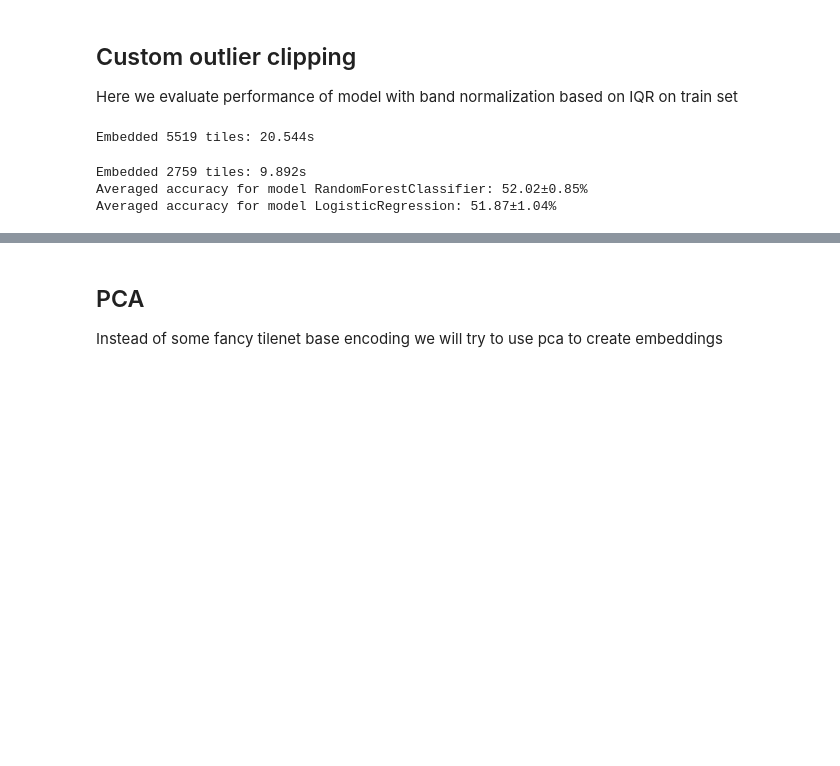
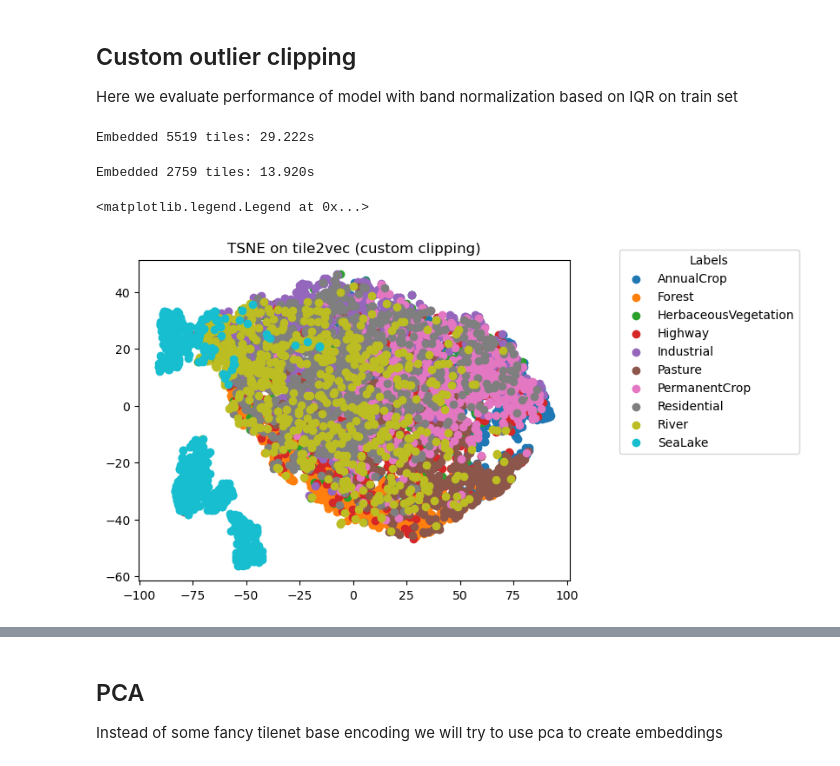
Before and after one commit to FilipLangiewicz/WB_projekt, a Jupyter notebook: code/evaluation.ipynb, the cells around one changed output, grey strips where cells are left out. Cells and saved outputs as stored; diff of their text form; code cells hidden in the pictures; blank space fills up the shorter version.

Commit message:
Vizualize model's embeddings with tsne

```diff
--- a/code/evaluation.ipynb
+++ b/code/evaluation.ipynb
@@ -233,10 +219,41 @@ X_test, y_test = create_embeddings_tile2vec(custom_clipping, '/storage/EuroSATal
 X = np.concatenate((X_validation, X_test), axis=0)
 y = np.concatenate((y_validation, y_test), axis=0)
 
-compare_results(X, y, rf, folds = 5)
-compare_results(X, y, lr, folds = 5)
+# compare_results(X, y, rf, folds = 5)
+# compare_results(X, y, lr, folds = 5)
 # %% [output]
-Embedded 5519 tiles: 20.544s
+Embedded 5519 tiles: 29.222s
-Embedded 2759 tiles: 9.892s
-Averaged accuracy for model RandomForestClassifier: 52.02±0.85%
-Averaged accuracy for model LogisticRegression: 51.87±1.04%
+Embedded 2759 tiles: 13.920s
+# %%
+import matplotlib.pyplot as plt
+from sklearn.manifold import TSNE
+import json
+
+# create tsne
+tsne = TSNE(n_components=2)
+tsne_result = tsne.fit_transform(X)
+
+tsne_result = pd.DataFrame(tsne_result)
+tsne_result
+
+# create dataframe to plot
+plot_data = pd.concat([pd.DataFrame(tsne_result), pd.DataFrame(y, columns=['label'])], axis = 1)
+
+# change numbers to meaningful text labels
+with open('/storage/EuroSATallBands/label_map.json') as f:
+    label_map = json.load(f)
+reverse_label_map = {v:k for k, v in label_map.items()}
+reverse_label_map
+
+y_valtest_text = pd.Series(y).map(reverse_label_map)
+
+# plot tsne
+fig,ax = plt.subplots()
+for label in np.unique(plot_data['label']).tolist():
+    x,y_plot,lab = (plot_data.loc[plot_data['label']==label,0],plot_data.loc[plot_data['label']==label,1],plot_data.loc[plot_data['label']==label,'label'])
+    ax.scatter(x, y_plot, label = lab)
+ax.set_title("TSNE on tile2vec (custom clipping)")
+ax.legend(np.unique(y_valtest_text), title = "Labels", bbox_to_anchor = (1.1,1.05))
+# %% [output]
+<matplotlib.legend.Legend at 0x...>
+[figure, added]
```
Also changed, not shown: parts of 19 cells of this notebook.
